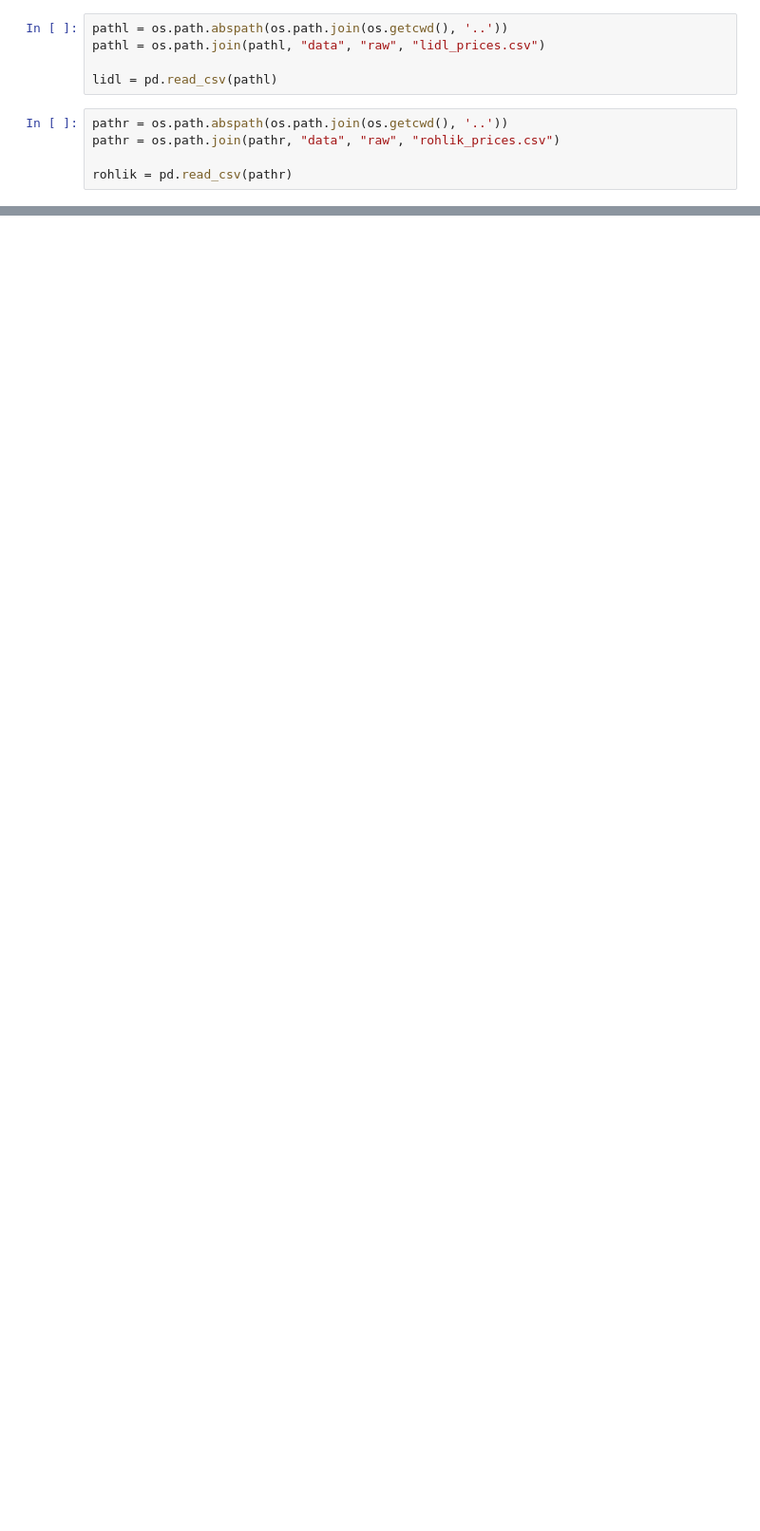
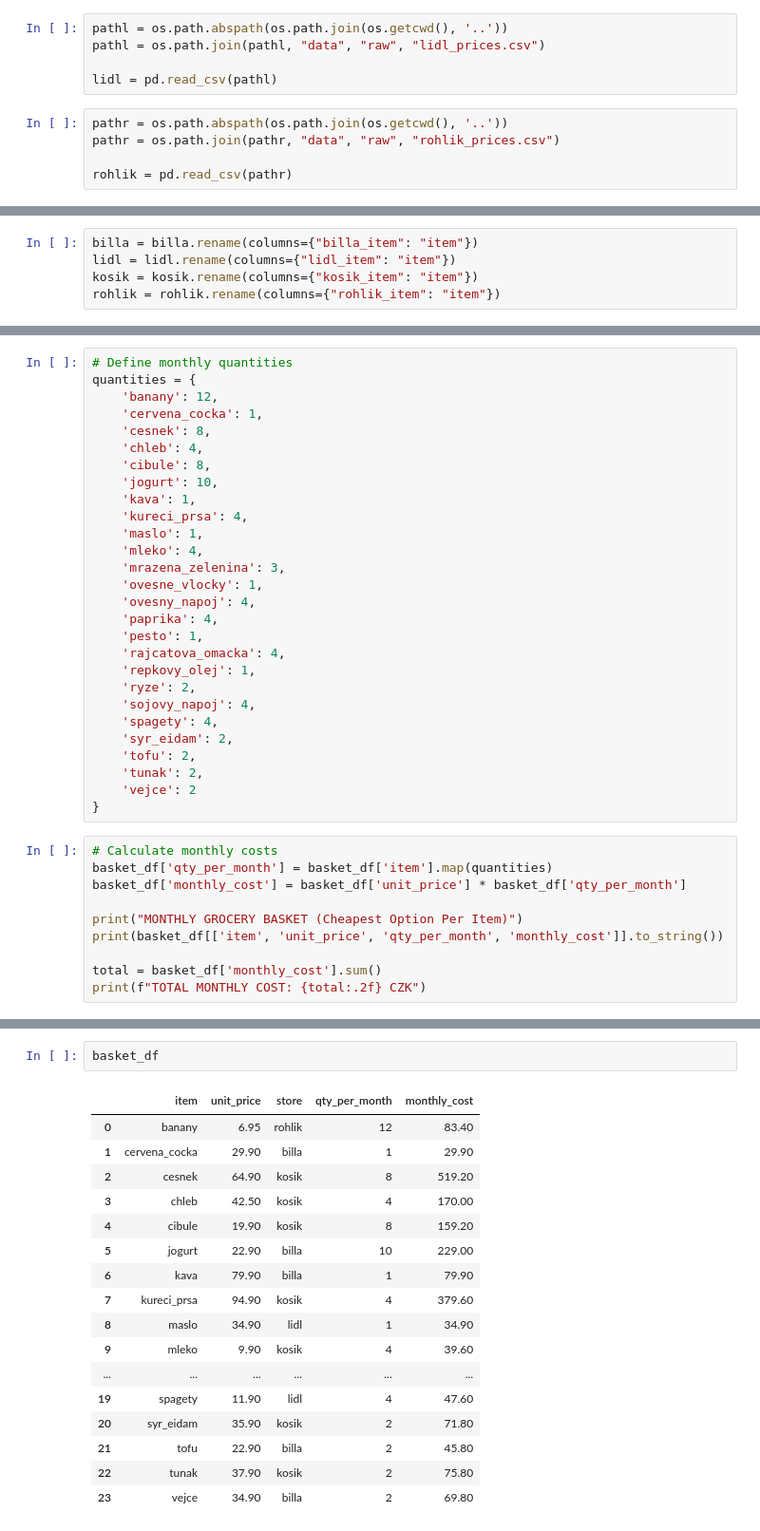
Before and after one commit to haeronwen/project, a Jupyter notebook: source_code/4_groceries_cleaner.ipynb, the cells around one changed output, grey strips where cells are left out. Shown at 95% size. Cells and saved outputs as stored; diff of their text form; blank space fills up the shorter version.

```diff
--- a/source_code/4_groceries_cleaner.ipynb
+++ b/source_code/4_groceries_cleaner.ipynb
@@ -186,0 +36,5 @@ groceries.to_csv(
+# %%
+billa = billa.rename(columns={"billa_item": "item"})
+lidl = lidl.rename(columns={"lidl_item": "item"})
+kosik = kosik.rename(columns={"kosik_item": "item"})
+rohlik = rohlik.rename(columns={"rohlik_item": "item"})
@@ -186,0 +126,38 @@ groceries.to_csv(
+# %%
+# Define monthly quantities
+quantities = {
+    'banany': 12,
+    'cervena_cocka': 1,
+    'cesnek': 8,
+    'chleb': 4,
+    'cibule': 8,
+    'jogurt': 10,
+    'kava': 1,
+    'kureci_prsa': 4,
+    'maslo': 1,
+    'mleko': 4,
+    'mrazena_zelenina': 3,
+    'ovesne_vlocky': 1,
+    'ovesny_napoj': 4,
+    'paprika': 4,
+    'pesto': 1,
+    'rajcatova_omacka': 4,
+    'repkovy_olej': 1,
+    'ryze': 2,
+    'sojovy_napoj': 4,
+    'spagety': 4,
+    'syr_eidam': 2,
+    'tofu': 2,
+    'tunak': 2,
+    'vejce': 2
+}
+# %%
+# Calculate monthly costs
+basket_df['qty_per_month'] = basket_df['item'].map(quantities)
+basket_df['monthly_cost'] = basket_df['unit_price'] * basket_df['qty_per_month']
+
+print("MONTHLY GROCERY BASKET (Cheapest Option Per Item)")
+print(basket_df[['item', 'unit_price', 'qty_per_month', 'monthly_cost']].to_string())
+
+total = basket_df['monthly_cost'].sum()
+print(f"TOTAL MONTHLY COST: {total:.2f} CZK")
@@ -187 +182,21 @@ groceries.to_csv(
+# %%
+basket_df
+# %% [output]
+|  | item | unit_price | store | qty_per_month | monthly_cost |
+| 0 | banany | 6.95 | rohlik | 12 | 83.40 |
+| 1 | cervena_cocka | 29.90 | billa | 1 | 29.90 |
+| 2 | cesnek | 64.90 | kosik | 8 | 519.20 |
+| 3 | chleb | 42.50 | kosik | 4 | 170.00 |
+| 4 | cibule | 19.90 | kosik | 8 | 159.20 |
+| 5 | jogurt | 22.90 | billa | 10 | 229.00 |
+| 6 | kava | 79.90 | billa | 1 | 79.90 |
+| 7 | kureci_prsa | 94.90 | kosik | 4 | 379.60 |
+| 8 | maslo | 34.90 | lidl | 1 | 34.90 |
+| 9 | mleko | 9.90 | kosik | 4 | 39.60 |
+| ... | ... | ... | ... | ... | ... |
+| 19 | spagety | 11.90 | lidl | 4 | 47.60 |
+| 20 | syr_eidam | 35.90 | kosik | 2 | 71.80 |
+| 21 | tofu | 22.90 | billa | 2 | 45.80 |
+| 22 | tunak | 37.90 | kosik | 2 | 75.80 |
+| 23 | vejce | 34.90 | billa | 2 | 69.80 |
 # %%
```
Also changed, not shown: parts of 21 cells of this notebook, 4 other files.
